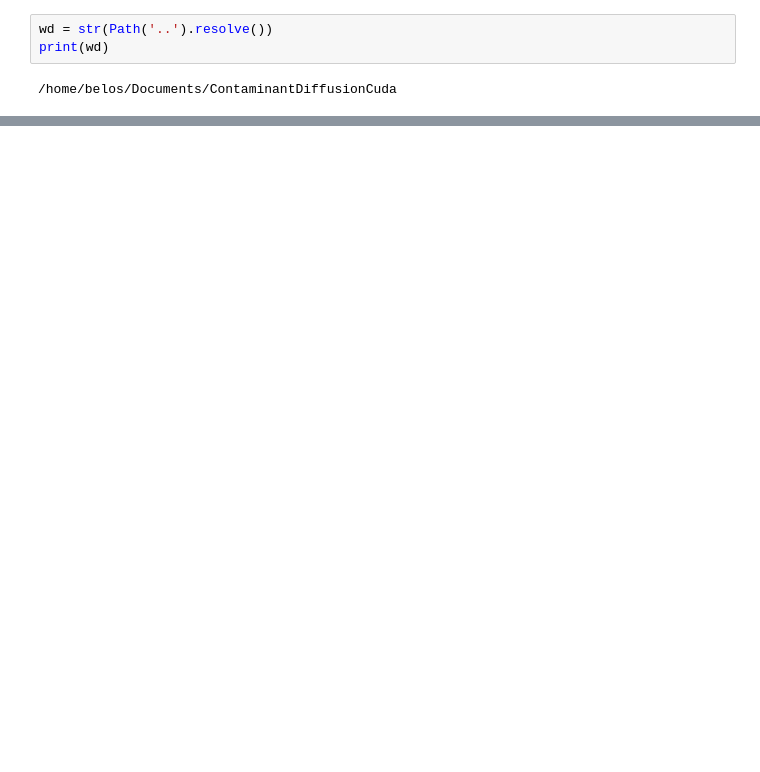
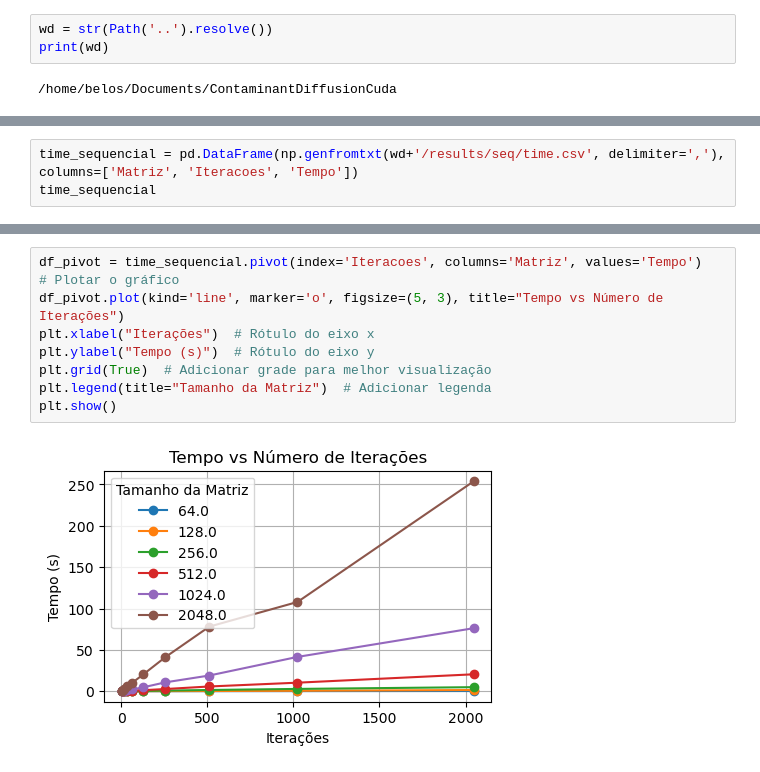
Before and after one commit to gbeloso/ContaminantDiffusionCuda, a Jupyter notebook: docs/analise_de_corretude_cuda.ipynb, the cells around one changed output, grey strips where cells are left out. Saved outputs shown, nothing was run; the diff lists cells and outputs as text; blank space fills up the shorter version.

Commit message:
Adicionada análise de corretude e iniciada análise de tempo

```diff
--- a/docs/analise_de_corretude_cuda.ipynb
+++ b/docs/analise_de_corretude_cuda.ipynb
@@ -29,0 +55,3 @@ O sequencial e o cuda deram o mesmo resultado
+# %%
+time_sequencial = pd.DataFrame(np.genfromtxt(wd+'/results/seq/time.csv', delimiter=','), columns=['Matriz', 'Iteracoes', 'Tempo'])
+time_sequencial
@@ -29,0 +71,11 @@ O sequencial e o cuda deram o mesmo resultado
+# %%
+df_pivot = time_sequencial.pivot(index='Iteracoes', columns='Matriz', values='Tempo')
+# Plotar o gráfico
+df_pivot.plot(kind='line', marker='o', figsize=(5, 3), title="Tempo vs Número de Iterações")
+plt.xlabel("Iterações")  # Rótulo do eixo x
+plt.ylabel("Tempo (s)")  # Rótulo do eixo y
+plt.grid(True)  # Adicionar grade para melhor visualização
+plt.legend(title="Tamanho da Matriz")  # Adicionar legenda
+plt.show()
+# %% [output]
+[figure, added]
```
Also changed, not shown: parts of 10 cells of this notebook.
